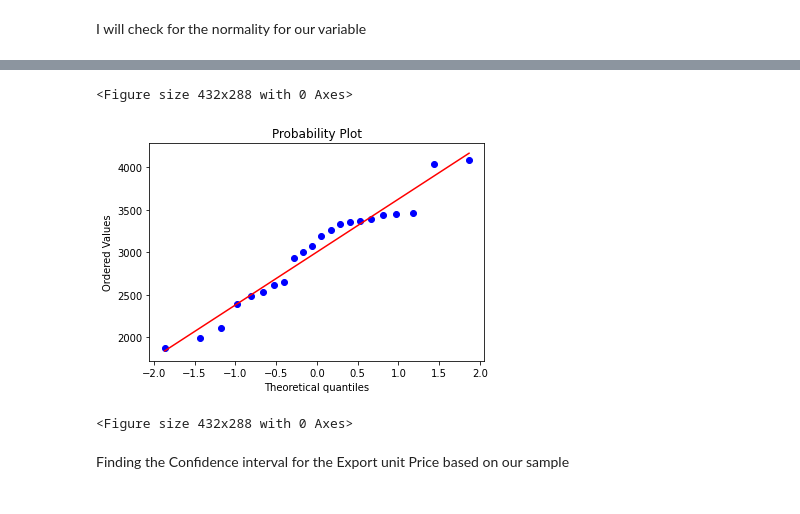
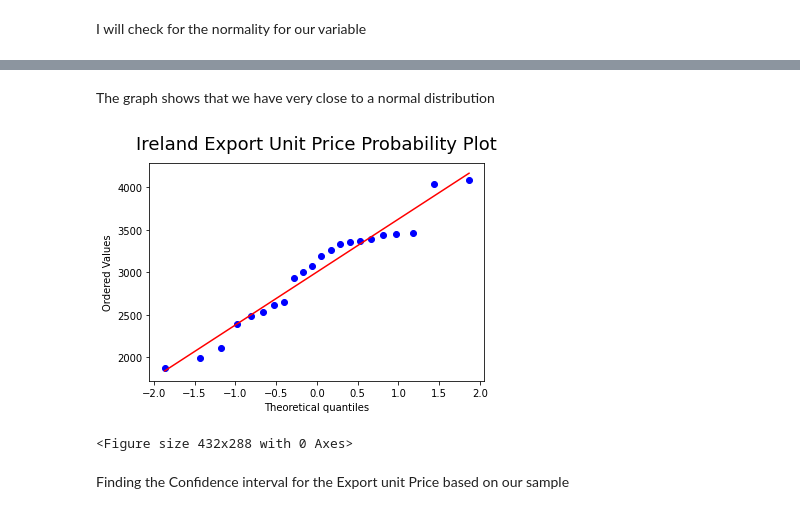
Before and after one commit to LuizLopes-cct/CA2, a Jupyter notebook: CA2_Statistics.ipynb, the cells around one changed output, grey strips where cells are left out. Cells and saved outputs as stored; diff of their text form; code cells hidden in the pictures.

```diff
--- a/CA2_Statistics.ipynb
+++ b/CA2_Statistics.ipynb
@@ -221,10 +219,12 @@ plt.figure()
+# %% [markdown]
+The graph shows that we have very close to a normal distribution
 # %%
-stats.probplot(df['Export Unit Price (USD)'][df.Area == 'Ireland'], plot=plt)
-plt.figure()
+stats.probplot(df['Export Unit Price (USD)'][df.Area == 'Ireland'], plot=plt);
+title('Ireland Export Unit Price Probability Plot');
+plt.figure();
 # %% [output]
+[figure, new version]
 <Figure size 432x288 with 0 Axes>
-[figure, old version]
-<Figure size 432x288 with 0 Axes>
 # %% [markdown]
 Finding the Confidence interval for the Export unit Price based on our sample
 # %%
```
Also changed, not shown: parts of 28 cells of this notebook, 1 other file.
